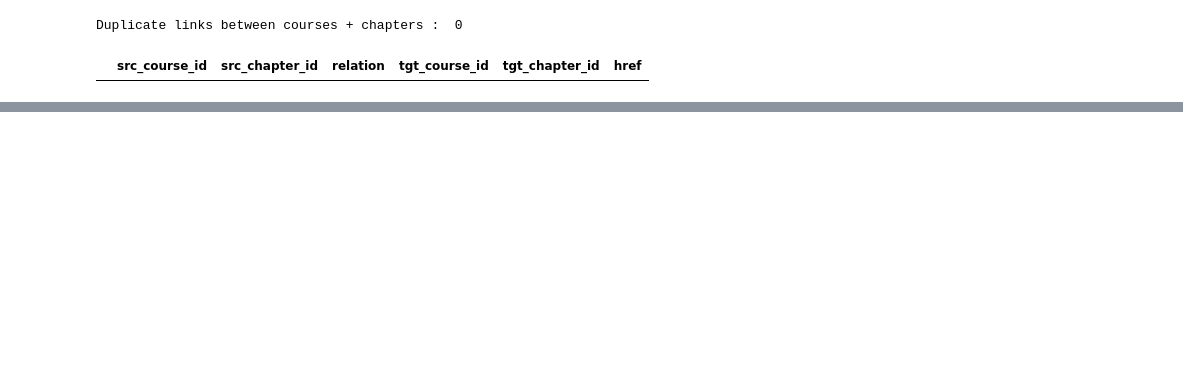
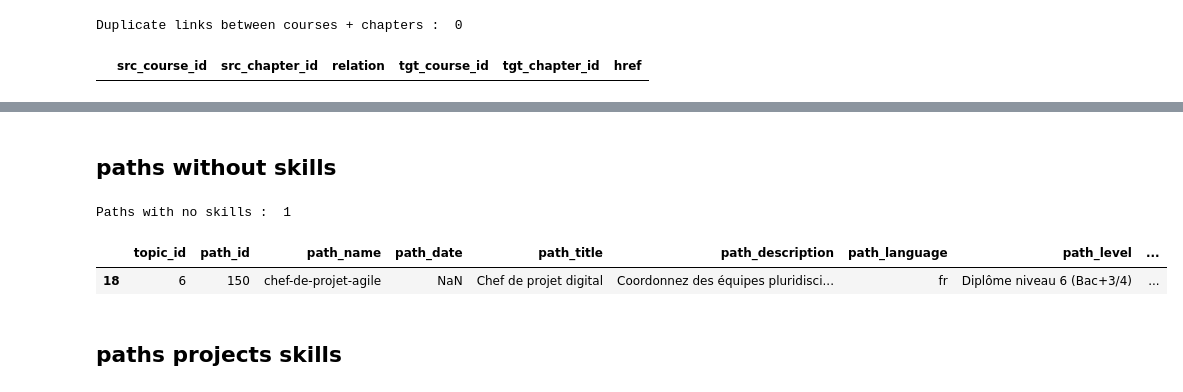
Before and after one commit to TristanV/OCCoursesExplorer, a Jupyter notebook: OCCoursesExplorer_stepbystep.ipynb, the cells around one changed output, grey strips where cells are left out. Cells and saved outputs as stored; diff of their text form; code cells hidden in the pictures; blank space fills up the shorter version.

```diff
--- a/OCCoursesExplorer_stepbystep.ipynb
+++ b/OCCoursesExplorer_stepbystep.ipynb
@@ -212,0 +249,14 @@ Courses with no link at all :  67
+# %% [markdown]
+## paths without skills
+# %%
+paths=set(ocd.OC_Paths["path_id"].values)
+skills = set(ocd.OC_PathsSkills["path_id"].values)
+d=list(paths.difference(skills))
+print("Paths with no skills : ",len(d))
+display(ocd.OC_Paths[(ocd.OC_Paths["path_id"].isin(d))].head())
+# %% [output]
+Paths with no skills :  1
+|  | topic_id | path_id | path_name | path_date | path_title | path_description | path_language | path_level | ... |
+| 18 | 6 | 150 | chef-de-projet-agile | NaN | Chef de projet digital | Coordonnez des équipes pluridisci... | fr | Diplôme niveau 6 (Bac+3/4) | ... |
+# %% [markdown]
+## paths projects skills
```
Also changed, not shown: parts of 28 cells of this notebook, 12 other files.
